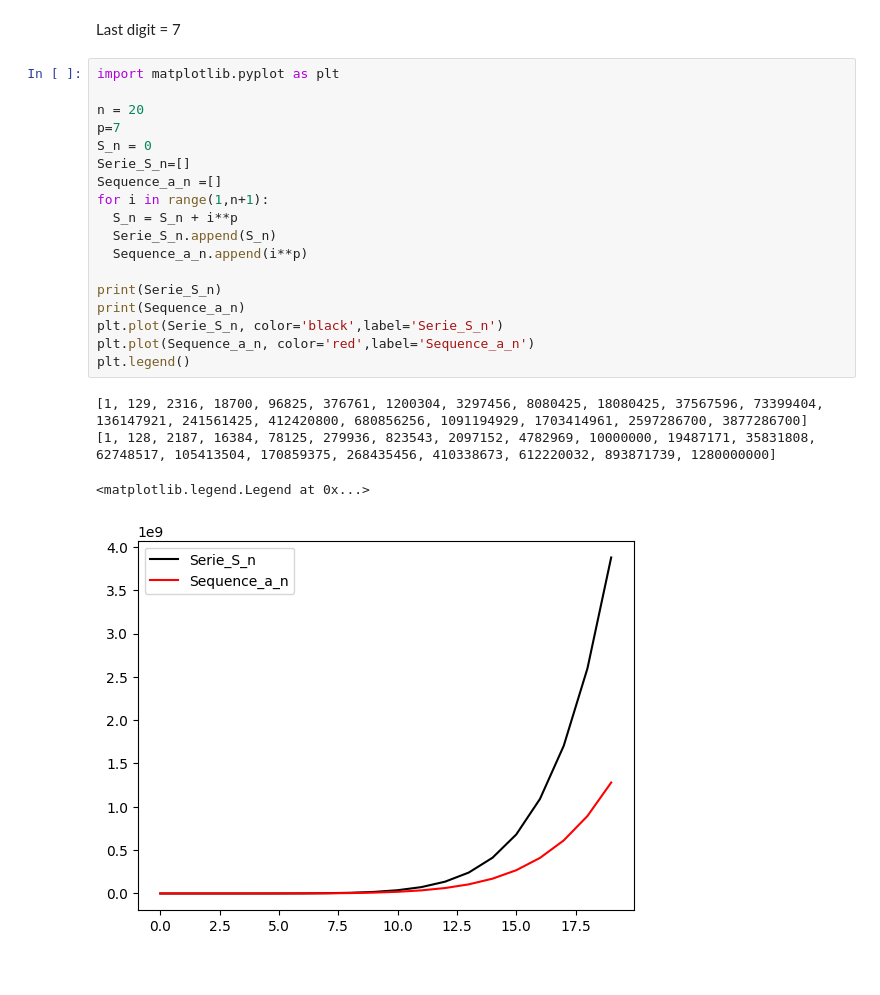
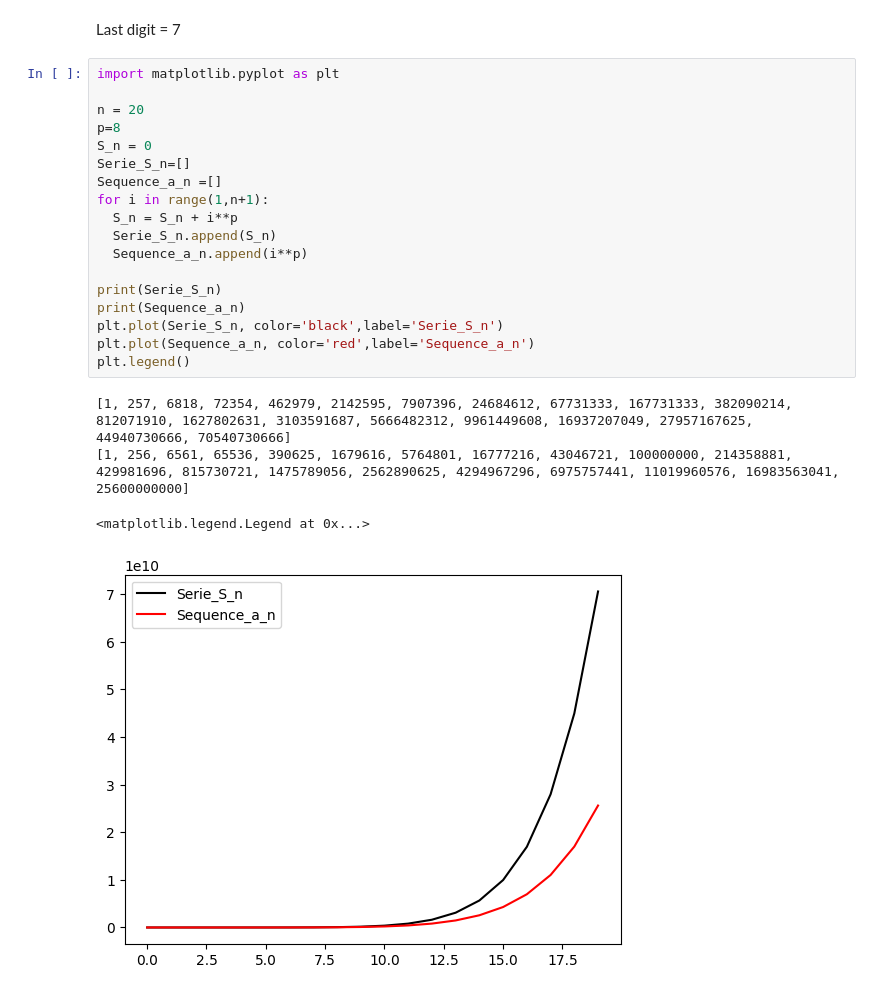
Before and after one commit to Camilo-neck/MetNumUN2023II, a Jupyter notebook: Lab1/ccuello__lab1.ipynb, the cells around one changed output. Cells and saved outputs as stored; diff of their text form.

```diff
--- a/Lab1/ccuello__lab1.ipynb
+++ b/Lab1/ccuello__lab1.ipynb
@@ -469,23 +469,23 @@ Last digit = 7
 # %%
 import matplotlib.pyplot as plt
 
 n = 20
-p=7
+p=8
 S_n = 0
 Serie_S_n=[]
 Sequence_a_n =[]
 for i in range(1,n+1):
   S_n = S_n + i**p
   Serie_S_n.append(S_n)
   Sequence_a_n.append(i**p)
 
 print(Serie_S_n)
 print(Sequence_a_n)
 plt.plot(Serie_S_n, color='black',label='Serie_S_n')
 plt.plot(Sequence_a_n, color='red',label='Sequence_a_n')
 plt.legend()
 # %% [output]
-[1, 129, 2316, 18700, 96825, 376761, 1200304, 3297456, 8080425, 18080425, 37567596, 73399404, 136147921, 241561425, 412420800, 680856256, 1091194929, 1703414961, 2597286700, 3877286700]
-[1, 128, 2187, 16384, 78125, 279936, 823543, 2097152, 4782969, 10000000, 19487171, 35831808, 62748517, 105413504, 170859375, 268435456, 410338673, 612220032, 893871739, 1280000000]
+[1, 257, 6818, 72354, 462979, 2142595, 7907396, 24684612, 67731333, 167731333, 382090214, 812071910, 1627802631, 3103591687, 5666482312, 9961449608, 16937207049, 27957167625, 44940730666, 70540730666]
+[1, 256, 6561, 65536, 390625, 1679616, 5764801, 16777216, 43046721, 100000000, 214358881, 429981696, 815730721, 1475789056, 2562890625, 4294967296, 6975757441, 11019960576, 16983563041, 25600000000]
 <matplotlib.legend.Legend at 0x...>
-[figure, old version]
+[figure, new version]
```
